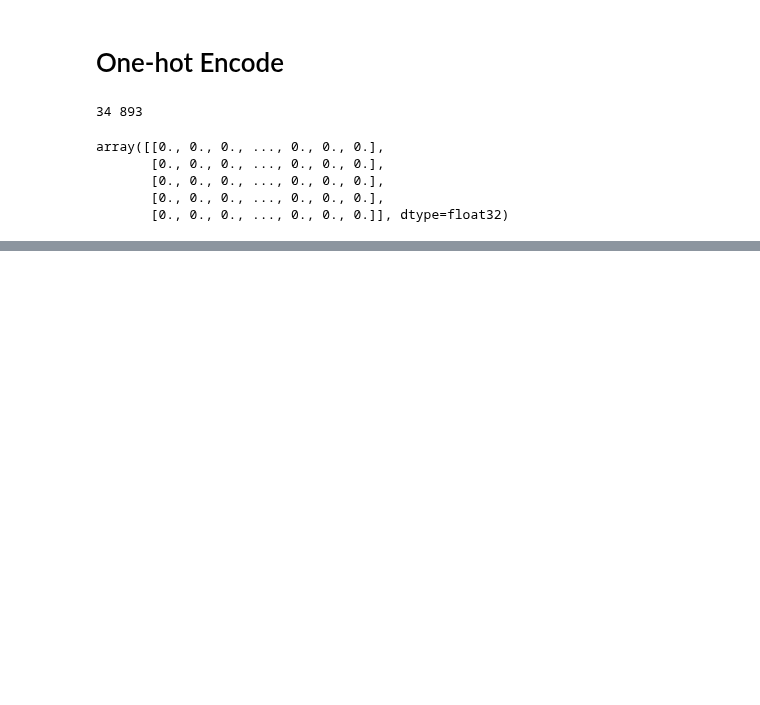
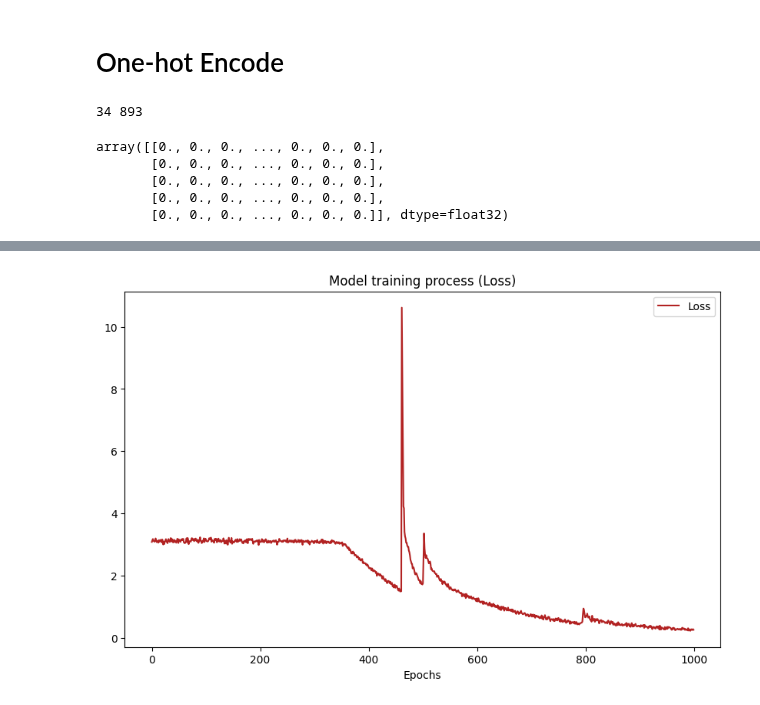
Before and after one commit to PrABpY/Lyric_generator, a Jupyter notebook: LyricsGen.ipynb, the cells around one changed output, grey strips where cells are left out. Drawn from its saved outputs; the diff is of its cells as text; code cells hidden in the pictures; blank space fills up the shorter version.

```diff
--- a/LyricsGen.ipynb
+++ b/LyricsGen.ipynb
@@ -275,0 +248,9 @@ plt.show()
+# %%
+plt.figure(figsize = (10, 6))
+plt.plot(history.history['loss'],c = 'firebrick',label = 'Loss')
+plt.legend(frameon = True, facecolor = 'white')
+plt.title('Model training process (Loss)')
+plt.xlabel('Epochs')
+plt.show()
+# %% [output]
+[figure, added]
```
Also changed, not shown: parts of 7 cells of this notebook, 3 other files.
